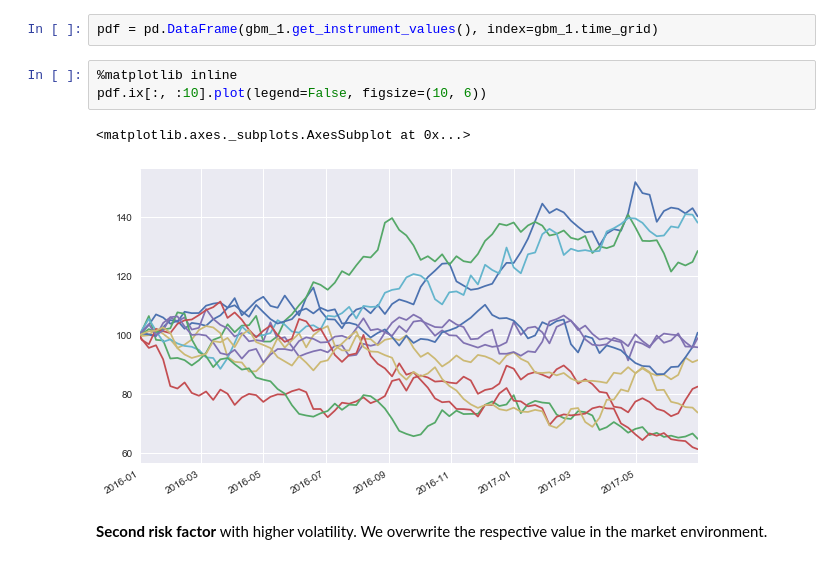
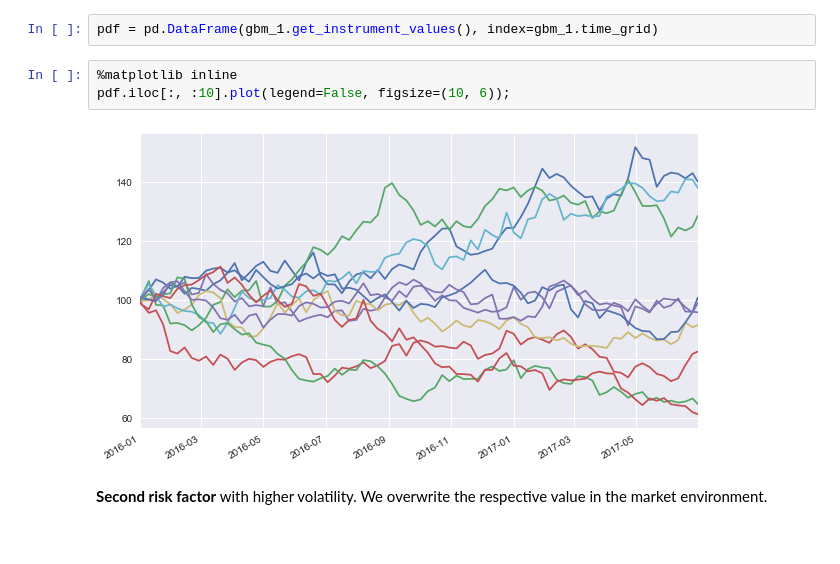
Before and after one commit to yhilpisch/dx, a Jupyter notebook: 00_dx_quickstart.ipynb, the cells around one changed output. Saved outputs shown, nothing was run; the diff lists cells and outputs as text.

```diff
--- a/00_dx_quickstart.ipynb
+++ b/00_dx_quickstart.ipynb
@@ -45,10 +45,9 @@ Some paths visualized.
 pdf = pd.DataFrame(gbm_1.get_instrument_values(), index=gbm_1.time_grid)
 # %%
 %matplotlib inline
-pdf.ix[:, :10].plot(legend=False, figsize=(10, 6))
+pdf.iloc[:, :10].plot(legend=False, figsize=(10, 6));
 # %% [output]
-<matplotlib.axes._subplots.AxesSubplot at 0x...>
-[figure, old version]
+[figure, new version]
 # %% [markdown]
 **Second risk factor** with higher volatility. We overwrite the respective value in the market environment.
 # %%
```
Also changed, not shown: parts of 2 cells of this notebook.
